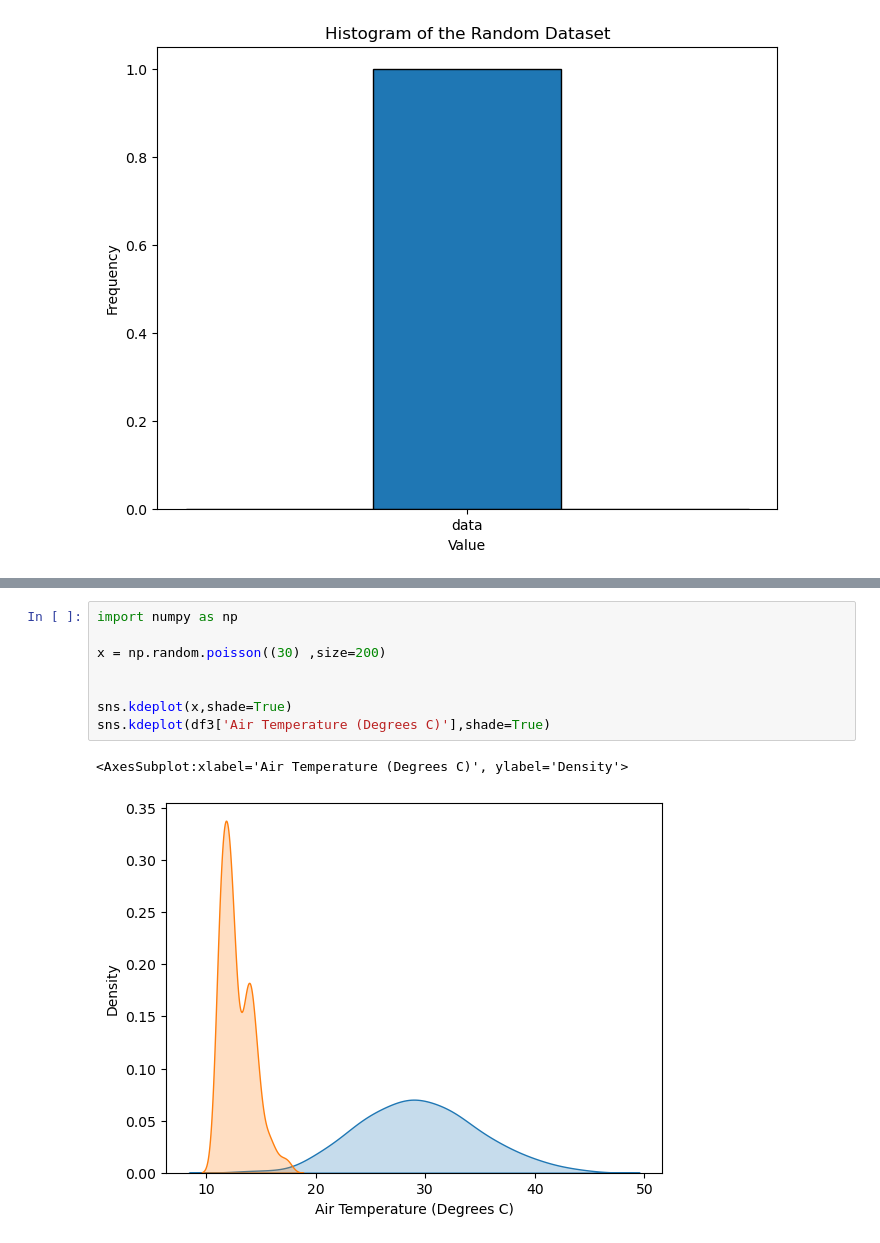
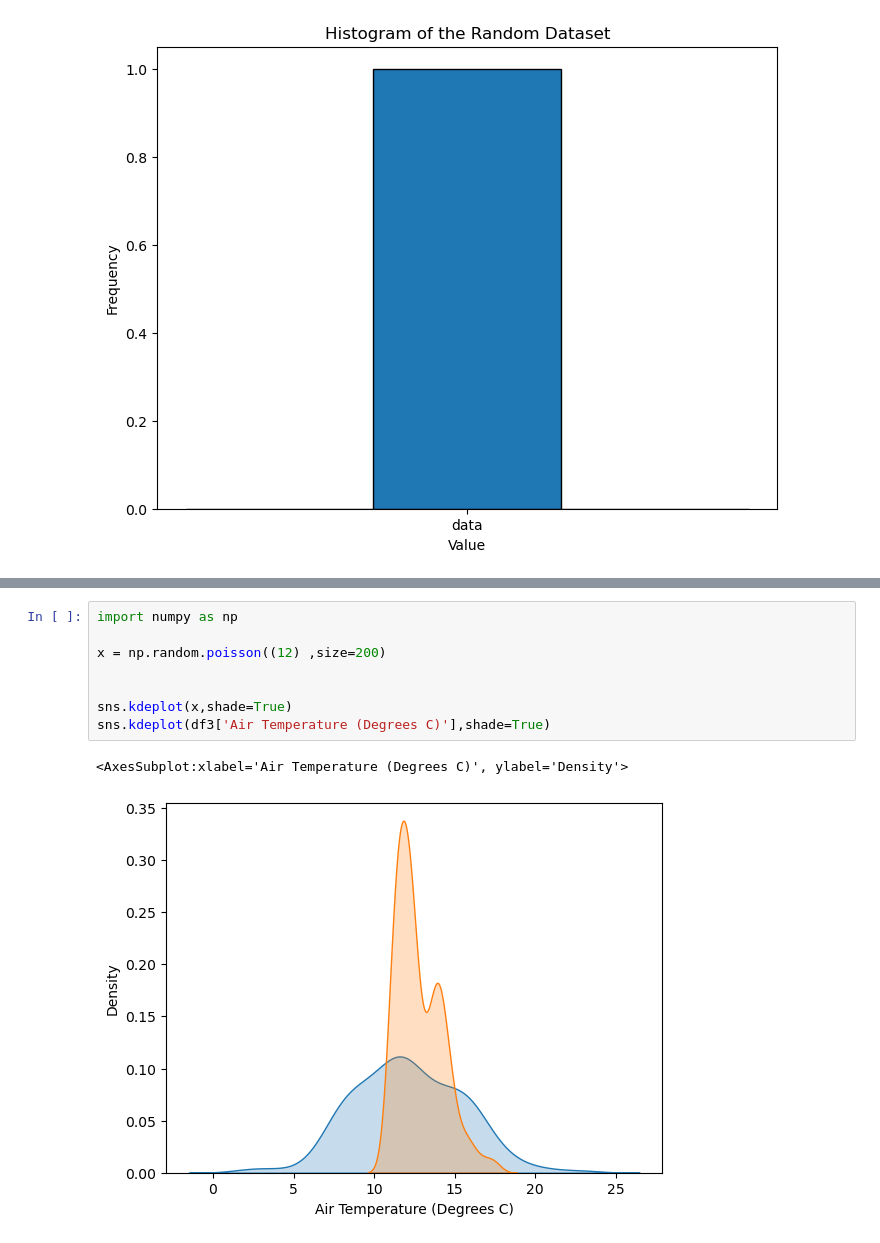
Before and after one commit to dectan/Programming-for-Data-Analysis-Project-1, a Jupyter notebook: Project 1.ipynb, the cells around one changed output, grey strips where cells are left out. Cells and saved outputs as stored; diff of their text form.

```diff
--- a/Project 1.ipynb
+++ b/Project 1.ipynb
@@ -717,14 +693,14 @@ plt.show()
 # %%
 import numpy as np
 
-x = np.random.poisson((30) ,size=200)
+x = np.random.poisson((12) ,size=200)
 
 
 sns.kdeplot(x,shade=True)
 sns.kdeplot(df3['Air Temperature (Degrees C)'],shade=True)
 # %% [output]
 <AxesSubplot:xlabel='Air Temperature (Degrees C)', ylabel='Density'>
-[figure, old version]
+[figure, new version]
 # %%
 loc = 10.42
 scale = .76
```
Also changed, not shown: parts of 60 cells of this notebook, 2 other files.
